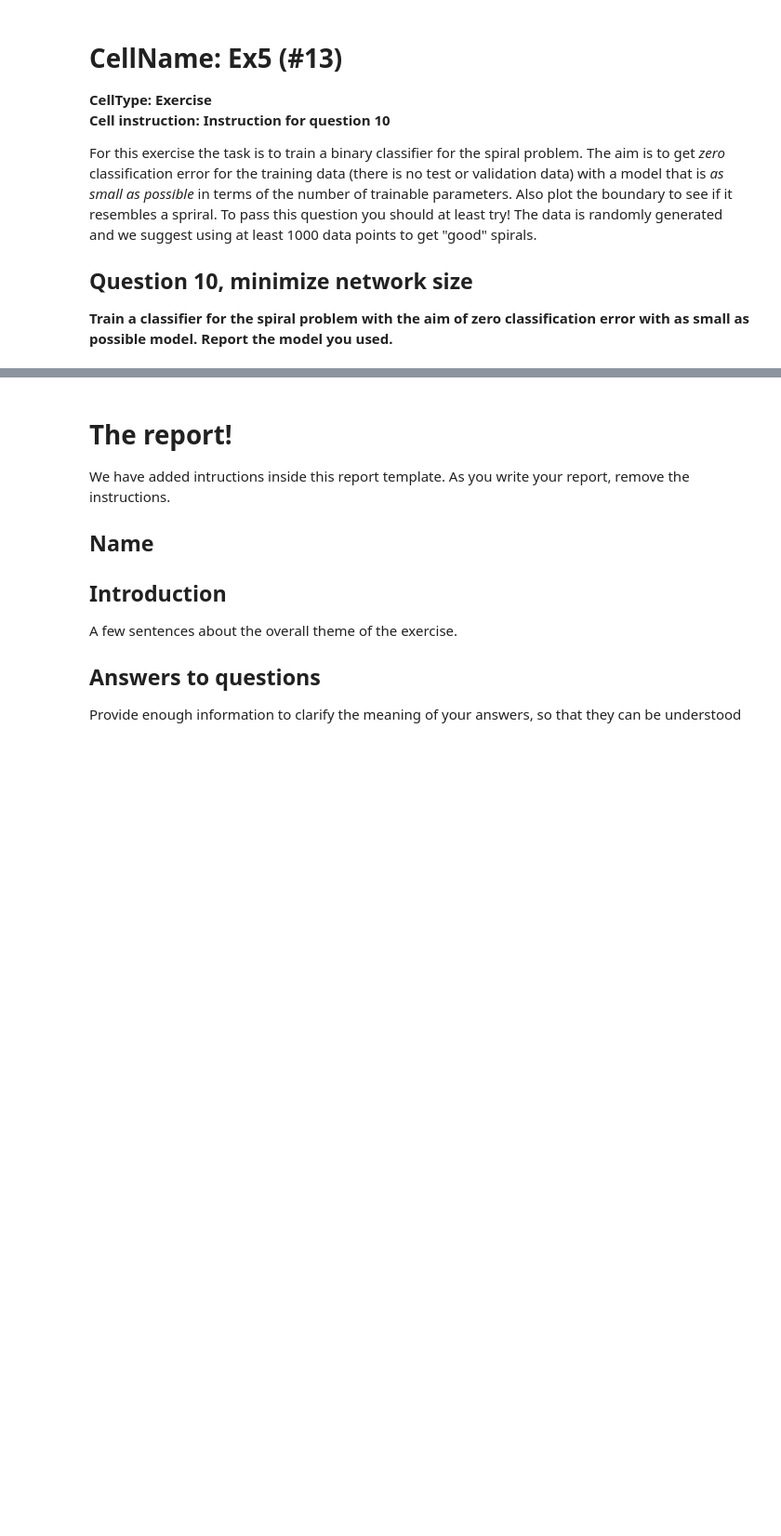
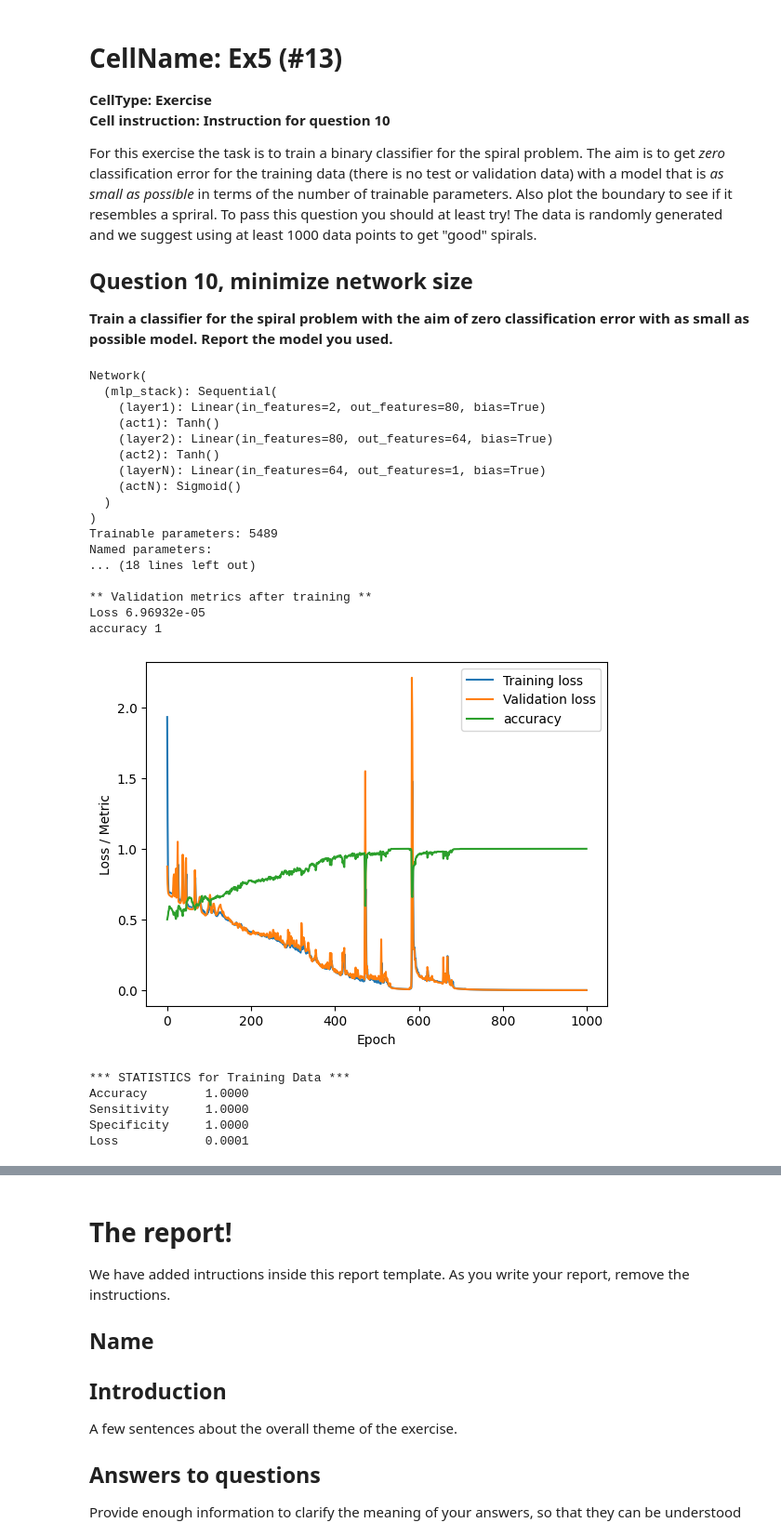
Before and after one commit to myngoc-trg/BERN04_ANN_DeepLearning, a Jupyter notebook: Lab_2/lab2.ipynb, the cells around one changed output, grey strips where cells are left out. Shown at 93% size. Cells and saved outputs as stored; diff of their text form; code cells hidden in the pictures; blank space fills up the shorter version.

```diff
--- a/Lab_2/lab2.ipynb
+++ b/Lab_2/lab2.ipynb
@@ -2618,7 +2620,7 @@ x_trn = (x_trn - mu)/std
 model_ex5 = Network(
     inputs = x_trn.shape[1],        # number of input nodes
     outputs = 1,                    # number of output nodes
-    nodes = [5],                    # number of nodes in hidden layer
+    nodes = [80,64],                    # number of nodes in hidden layer
     activation = nn.Tanh,           # activation function in hidden layer
     out_activation = nn.Sigmoid,    # activation function in output layer (if not linear)
     dropout = 0,                    # dropout rate
@@ -2629,7 +2631,7 @@ model_ex5 = Network(
 opt_method = torch.optim.Adam   # minimization method
 learning_rate = 0.01            # learning rate
 loss_fn = nn.BCELoss()          # loss function, binary cross entropy
-number_epochs = 1500
+number_epochs = 1000
 minibatch_size = 100
 
 # Additional metrics to print {name: metric}
@@ -2638,30 +2640,54 @@ metrics = {'accuracy': torchmetrics.Accuracy("binary")}
 # Print a summary of the model
 print(model_ex5)
 
 # Set up the optimizer
 optimizer = opt_method(model_ex5.parameters(), lr=learning_rate)
 
 # Create datasets and batch loaders for the training and test data on the GPU or CPU
 dset_trn = TensorDataset(torch.tensor(x_trn, device=device, dtype=dtype_torch),
                          torch.tensor(d_trn, device=device, dtype=dtype_torch))
 dl_trn = DataLoader(dset_trn, batch_size=minibatch_size)
 
 # Train the network and print the progress
 train_loss, val_loss, metrics_res = train_loop(
     model=model_ex5,
     train_dataloader=dl_trn,
     val_dataloader=dl_trn,
     loss_fn=loss_fn,
     metrics=metrics,
     optimizer=optimizer,
     epochs=number_epochs,
     print_every=100)
 
 # Plot the training history
 plot_training(train_loss, val_loss, metrics_res)
 
 # Call the stats function to print out statistics for classification problems
 stats_classification(model_ex5, dset_trn, loss_fn=loss_fn, label="Training")
 
 # Plot the decision boundary with respect to the validation data
 decision_boundary(x_trn, d_trn, model_ex5)
+# %% [output]
+Network(
+  (mlp_stack): Sequential(
+    (layer1): Linear(in_features=2, out_features=80, bias=True)
+    (act1): Tanh()
+    (layer2): Linear(in_features=80, out_features=64, bias=True)
+    (act2): Tanh()
+    (layerN): Linear(in_features=64, out_features=1, bias=True)
+    (actN): Sigmoid()
+  )
+)
+Trainable parameters: 5489
+Named parameters:
+... (18 lines left out)
+
+** Validation metrics after training **
+Loss 6.96932e-05
+accuracy 1
+[figure, added]
+*** STATISTICS for Training Data ***
+Accuracy        1.0000
+Sensitivity     1.0000
+Specificity     1.0000
+Loss            0.0001
```
Also changed, not shown: parts of 4 cells of this notebook.
